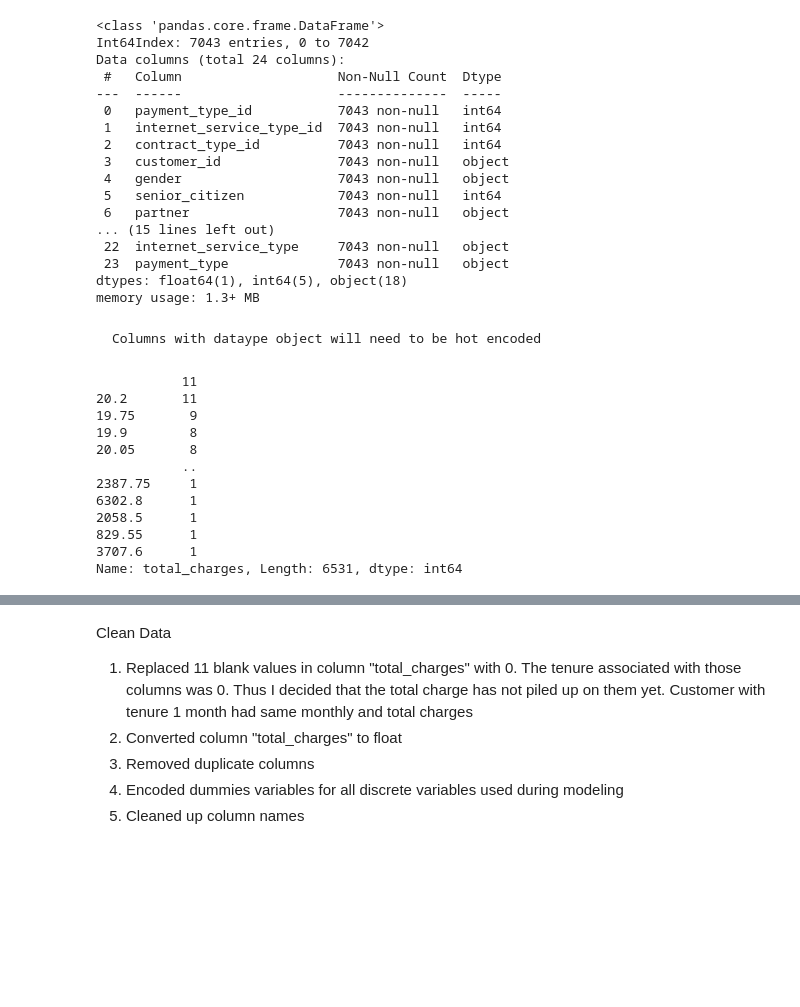
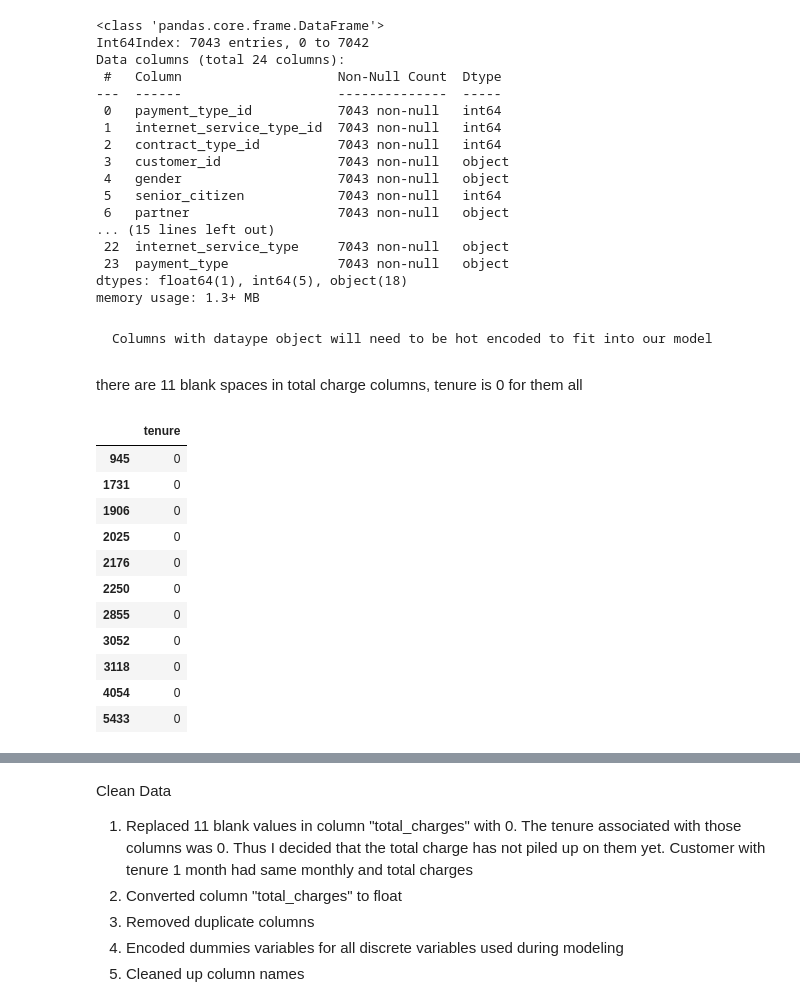
Before and after one commit to rajeshlamichhane04/Telco-classification-project, a Jupyter notebook: Final_report_Telco.ipynb, the cells around one changed output, grey strips where cells are left out. Drawn from its saved outputs; the diff is of its cells as text; code cells hidden in the pictures; blank space fills up the shorter version.

```diff
--- a/Final_report_Telco.ipynb
+++ b/Final_report_Telco.ipynb
@@ -97,20 +98,22 @@ Data columns (total 24 columns):
 dtypes: float64(1), int64(5), object(18)
 memory usage: 1.3+ MB
 # %% [markdown]
-    Columns with dataype object will need to be hot encoded
+    Columns with dataype object will need to be hot encoded to fit into our model
-# %%
-#total charges column has 11 empty space
-telco.total_charges.value_counts()
-# %% [output]
-           11
-20.2       11
-19.75       9
-19.9        8
-20.05       8
-           ..
-2387.75     1
-6302.8      1
-2058.5      1
-829.55      1
-3707.6      1
-Name: total_charges, Length: 6531, dtype: int64
+# %% [markdown]
+there are 11 blank spaces in total charge columns, tenure  is 0 for them all
+# %%
+# peek at tenure where total charge column is blank space
+telco[telco.total_charges == " "][["tenure"]]
+# %% [output]
+|  | tenure |
+| 945 | 0 |
+| 1731 | 0 |
+| 1906 | 0 |
+| 2025 | 0 |
+| 2176 | 0 |
+| 2250 | 0 |
+| 2855 | 0 |
+| 3052 | 0 |
+| 3118 | 0 |
+| 4054 | 0 |
+| 5433 | 0 |
```
Also changed, not shown: parts of 10 cells of this notebook.
